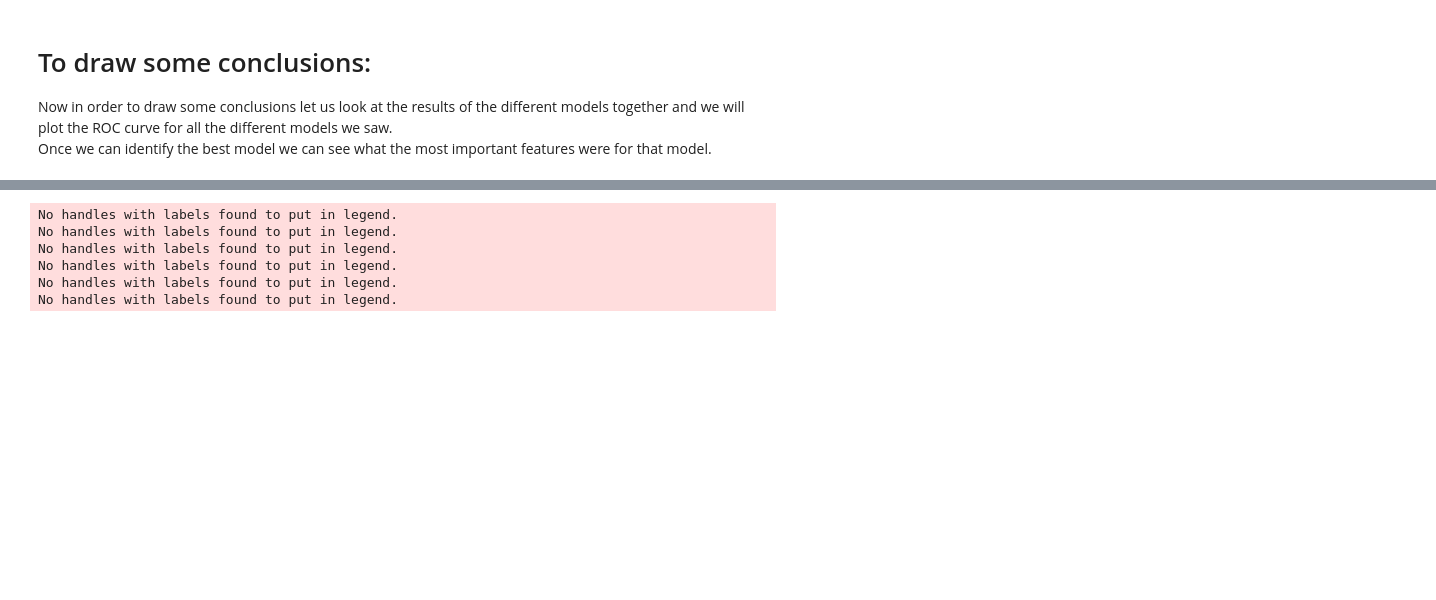
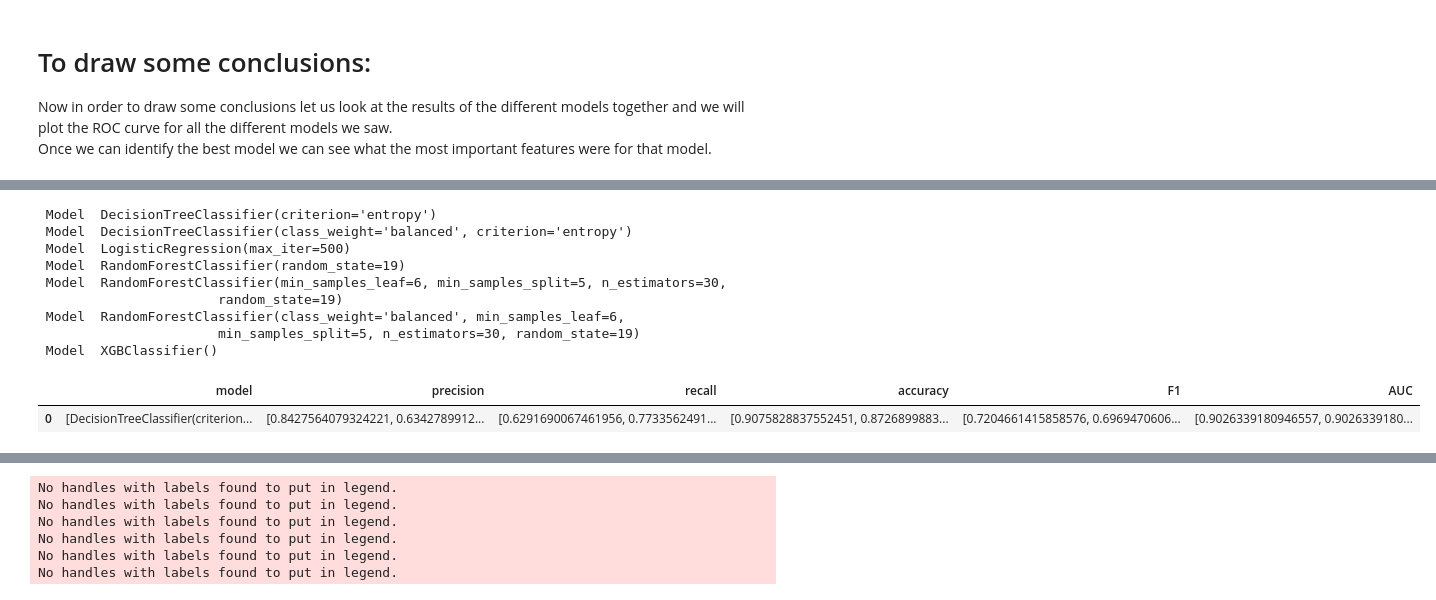
Before and after one commit to MNLKuzmin/Phase3project, a Jupyter notebook: CovidNotebook.ipynb, the cells around one changed output, grey strips where cells are left out. Saved outputs shown, nothing was run; the diff lists cells and outputs as text; code cells hidden in the pictures; blank space fills up the shorter version.

```diff
--- a/CovidNotebook.ipynb
+++ b/CovidNotebook.ipynb
@@ -1014,0 +1080,24 @@ AUC for XGBClassifier(): 0.8908004985777007
+# %%
+precisions=[]
+recalls=[]
+accuracies=[]
+F1s=[]
+for i in (models):
+    print(f"{Fore.BLUE} Model {Style.RESET_ALL}", i)
+    preds=i.predict(X_train)
+    precisions.append(precision_score(y_train, preds))
+    recalls.append(recall_score(y_train, preds))
+    accuracies.append(accuracy_score(y_train, preds))
+    F1s.append(f1_score(y_train, preds))
+# %% [output]
+ Model  DecisionTreeClassifier(criterion='entropy')
+ Model  DecisionTreeClassifier(class_weight='balanced', criterion='entropy')
+ Model  LogisticRegression(max_iter=500)
+ Model  RandomForestClassifier(random_state=19)
+ Model  RandomForestClassifier(min_samples_leaf=6, min_samples_split=5, n_estimators=30,
+                       random_state=19)
+ Model  RandomForestClassifier(class_weight='balanced', min_samples_leaf=6,
+                       min_samples_split=5, n_estimators=30, random_state=19)
+ Model  XGBClassifier()
+|  | model | precision | recall | accuracy | F1 | AUC |
+| 0 | [DecisionTreeClassifier(criterion... | [0.8427564079324221, 0.6342789912... | [0.6291690067461956, 0.7733562491... | [0.9075828837552451, 0.8726899883... | [0.7204661415858576, 0.6969470606... | [0.9026339180946557, 0.9026339180... |
```
Also changed, not shown: parts of 31 cells of this notebook.
